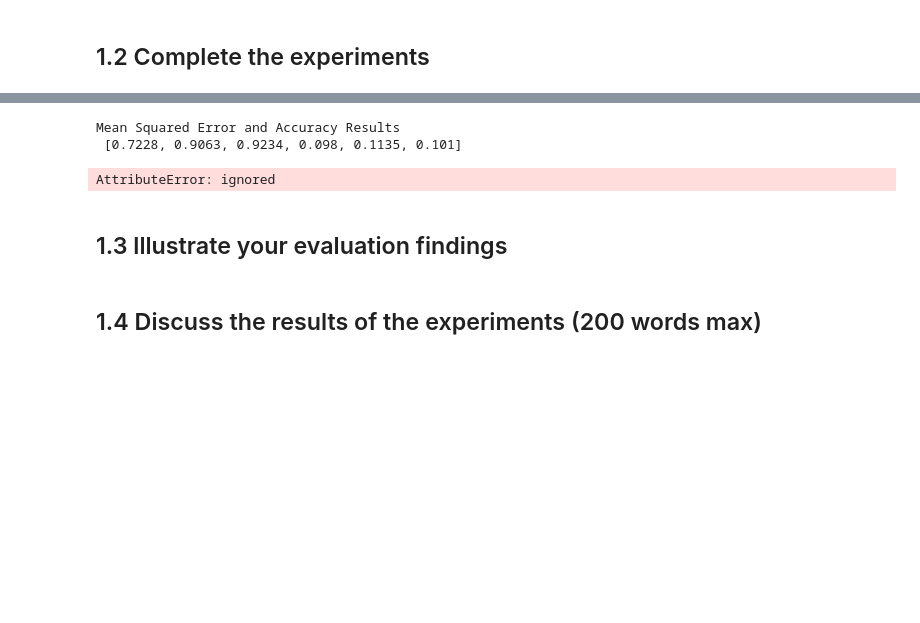
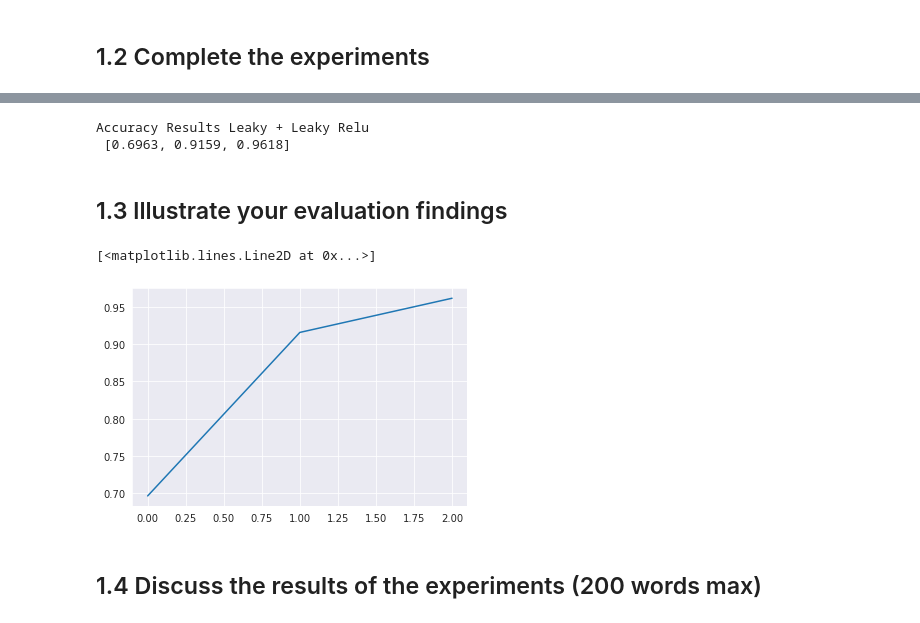
Before and after one commit to simonka0808/AdaptiveSolutionsCorrectCode, a Jupyter notebook: 2022_CM4107_CW_1_Template.ipynb, the cells around one changed output, grey strips where cells are left out. Drawn from its saved outputs; the diff is of its cells as text; code cells hidden in the pictures; blank space fills up the shorter version.

```diff
--- a/2022_CM4107_CW_1_Template.ipynb
+++ b/2022_CM4107_CW_1_Template.ipynb
@@ -486,30 +494,55 @@ completed
-# %%
-#iterate through each model and accumulate number of correct predictions
-
-
-test_results_list = []
-
-for model in ann_list:
-    df_test_result = model.test(X_test, y_test)
-    acc=df_test_result['accuracy'].values
-
-    test_results_list.append(acc[0])
-
-    pass
-pass
-
-print ("Mean Squared Error and Accuracy Results \n {}".format(test_results_list))
-# %% [output]
-Mean Squared Error and Accuracy Results
- [0.7228, 0.9063, 0.9234, 0.098, 0.1135, 0.101]
-# %%
-import matplotlib.pyplot as plt
-model.plot(x=epochs_sizes, y= test_results_list)
-plt.show()
-# %% [output]
-AttributeError: ignored
+# %%
+#iterate through each model and accumulate number of correct predictions
+# train_results_leaky_sigmoid_list = []
+
+# for model in ann_leaky_sigmoid_list:
+#     df_test_result = model.test(X_test, y_test)
+#     acc=df_test_result['accuracy'].values
+
+#     train_results_leaky_sigmoid_list.append(acc[0])
+
+#     pass
+# pass
+
+# print ("Accuracy Results Leaky + Sigmoid \n {}".format(train_results_leaky_sigmoid_list))
+
+# #iterate through each model and accumulate number of correct predictions
+# train_results_leaky_relu_list = []
+
+# for model in ann_leaky_relu_list:
+#     df_test_result = model.test(X_test, y_test)
+#     acc=df_test_result['accuracy'].values
+
+#     train_results_leaky_relu_list.append(acc[0])
+
+#     pass
+# pass
+
+# print ("Accuracy Results Leaky + Leaky Relu \n {}".format(train_results_leaky_relu_list))
+
+#iterate through each model and accumulate number of correct predictions
+train_results_leaky_leaky_list = []
+
+for model in ann_leaky_leaky_list:
+    df_test_result = model.test(X_test, y_test)
+    acc=df_test_result['accuracy'].values
+
+    train_results_leaky_leaky_list.append(acc[0])
+
+    pass
+pass
+
+print ("Accuracy Results Leaky + Leaky Relu \n {}".format(train_results_leaky_leaky_list))
+# %% [output]
+Accuracy Results Leaky + Leaky Relu
+ [0.6963, 0.9159, 0.9618]
 # %% [markdown]
 ## 1.3 lllustrate your evaluation findings
+# %%
+plt.plot(train_results_leaky_leaky_list, label='first plot')
+# %% [output]
+[<matplotlib.lines.Line2D at 0x...>]
+[figure, added]
 # %%
 # TODO: ASSIGN THE OPTIMAL ACTIVATION FUNCTION TO THIS GLOBAL VARIABLE
 BEST_act1 = ACTIVATION_NAME() #FILL THIS WITH THE OPTIMAL ACTIVATION FUNCTION YOU FOUND OUT
```
Also changed, not shown: parts of 3 cells of this notebook.
